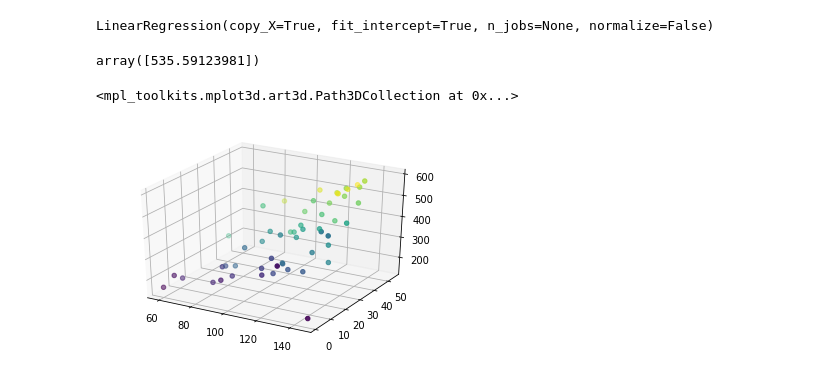
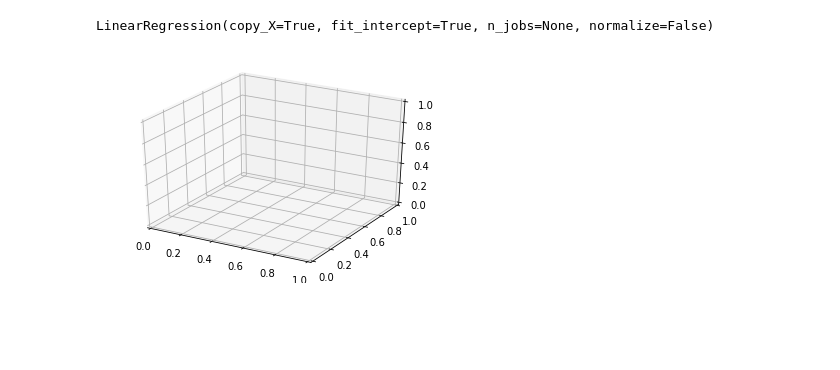
Before and after one commit to hithisiskwon/codes_I_wrote, a Jupyter notebook: Count_prediction.ipynb, the cells around one changed output. Cells and saved outputs as stored; diff of their text form; code cells hidden in the pictures; blank space fills up the shorter version.

```diff
--- a/Count_prediction.ipynb
+++ b/Count_prediction.ipynb
@@ -266,17 +170,14 @@ LinearRegression(copy_X=True, fit_intercept=True, n_jobs=None, normalize=False)
 # %%
 # M_T / Z
 # %%
-lin4.predict([[119,55]])
+# lin4.predict([[119,55]])
-# %% [output]
-array([535.59123981])
 # %%
 fig = plt.figure()
 ax = plt.axes(projection='3d')
 zline = df4.Y
 xline = df4.M_T
 yline = df4.Z
-ax.scatter3D(xline, yline, zline, c=yline)
+# ax.scatter3D(xline, yline, zline, c=yline)
 # %% [output]
-<mpl_toolkits.mplot3d.art3d.Path3DCollection at 0x...>
-[figure, old version]
+[figure, new version]
 # %%
```
Also changed, not shown: parts of 16 cells of this notebook.
